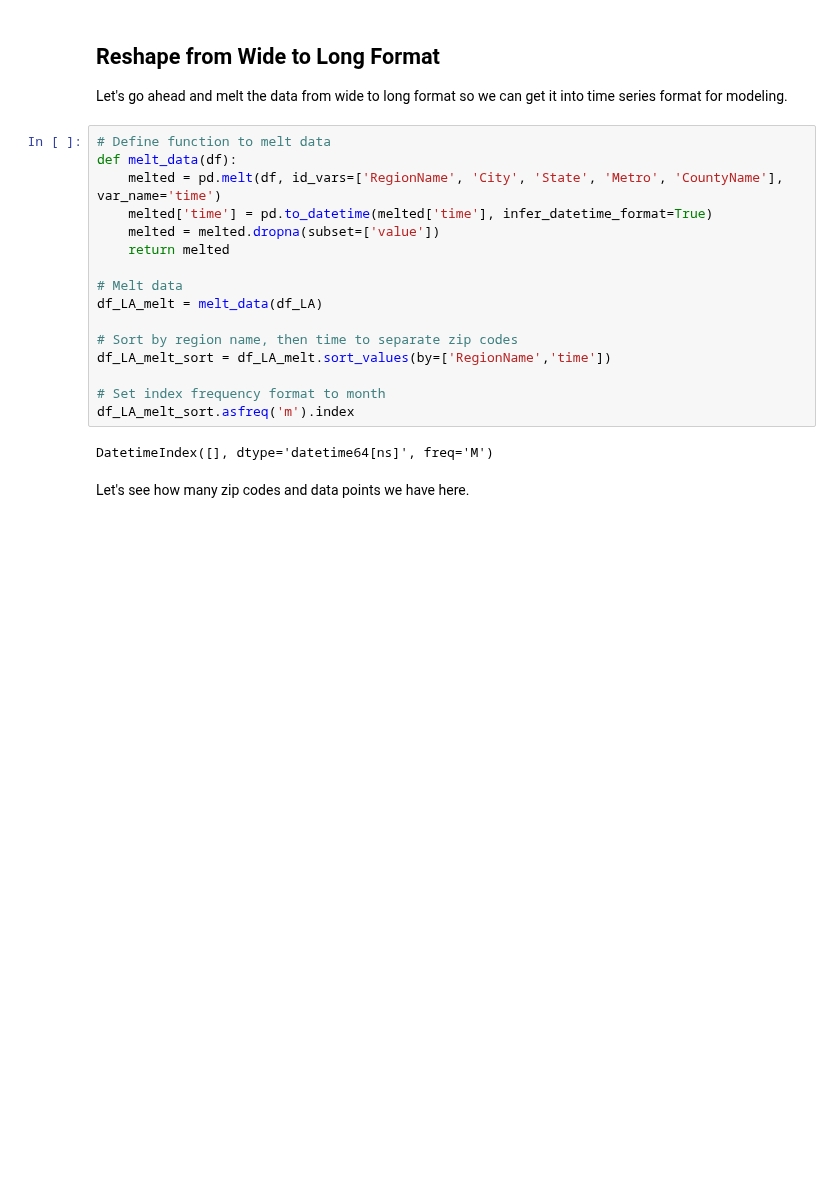
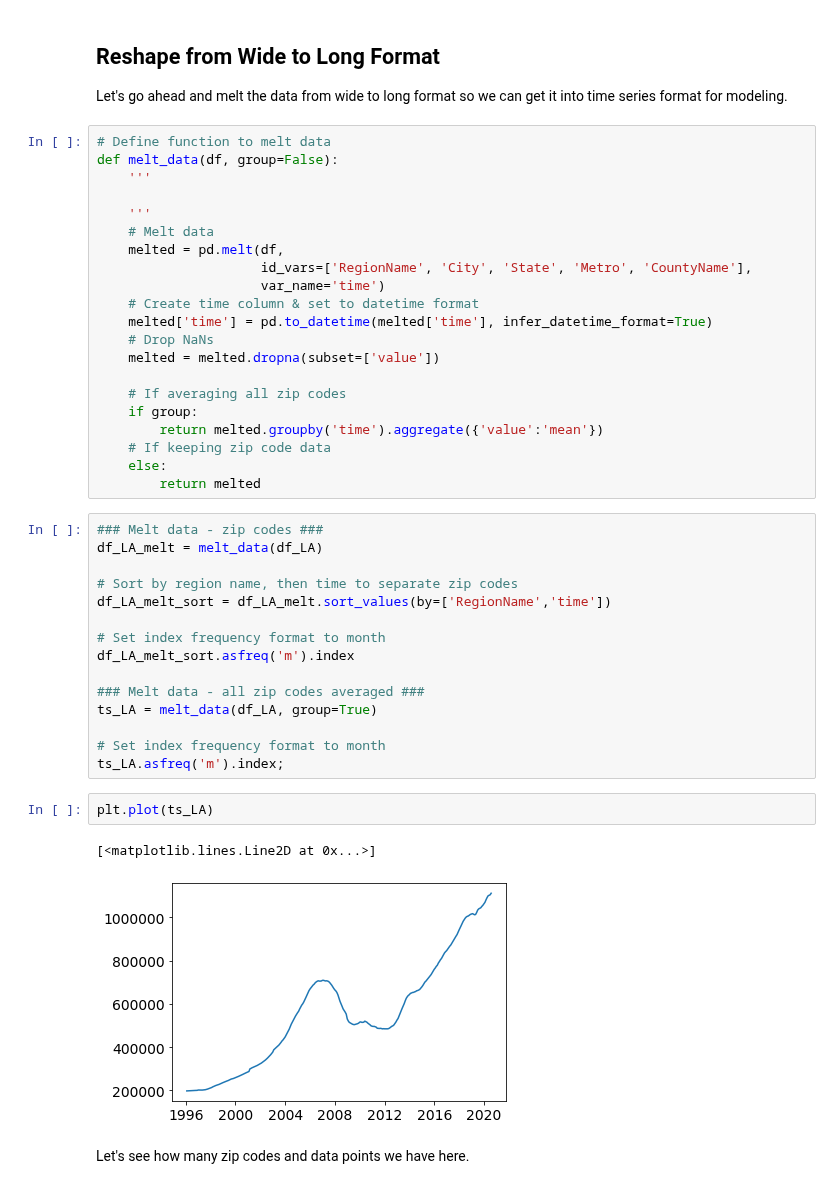
Before and after one commit to JessicaFB/Apple-vs-Android-Twitter-NLP, a Jupyter notebook: los_angeles_real_estate_notebook.ipynb, the cells around one changed output. Saved outputs shown, nothing was run; the diff lists cells and outputs as text; blank space fills up the shorter version.

Commit message:
Updated melt_data function to create avg ts for all of LA.

```diff
--- a/los_angeles_real_estate_notebook.ipynb
+++ b/los_angeles_real_estate_notebook.ipynb
@@ -94,22 +94,45 @@ df_LA.head(1)
 Let's go ahead and melt the data from wide to long format so we can get it into time series format for modeling.
 # %%
 # Define function to melt data
-def melt_data(df):
-    melted = pd.melt(df, id_vars=['RegionName', 'City', 'State', 'Metro', 'CountyName'], var_name='time')
+def melt_data(df, group=False):
+    '''
+
+    '''
+    # Melt data
+    melted = pd.melt(df,
+                     id_vars=['RegionName', 'City', 'State', 'Metro', 'CountyName'],
+                     var_name='time')
+    # Create time column & set to datetime format
     melted['time'] = pd.to_datetime(melted['time'], infer_datetime_format=True)
+    # Drop NaNs
     melted = melted.dropna(subset=['value'])
-    return melted
 
-# Melt data
-df_LA_melt = melt_data(df_LA)
-
-# Sort by region name, then time to separate zip codes
-df_LA_melt_sort = df_LA_melt.sort_values(by=['RegionName','time'])
-
-# Set index frequency format to month
-df_LA_melt_sort.asfreq('m').index
+    # If averaging all zip codes
+    if group:
+        return melted.groupby('time').aggregate({'value':'mean'})
+    # If keeping zip code data
+    else:
+        return melted
-# %% [output]
-DatetimeIndex([], dtype='datetime64[ns]', freq='M')
+# %%
+### Melt data - zip codes ###
+df_LA_melt = melt_data(df_LA)
+
+# Sort by region name, then time to separate zip codes
+df_LA_melt_sort = df_LA_melt.sort_values(by=['RegionName','time'])
+
+# Set index frequency format to month
+df_LA_melt_sort.asfreq('m').index
+
+### Melt data - all zip codes averaged ###
+ts_LA = melt_data(df_LA, group=True)
+
+# Set index frequency format to month
+ts_LA.asfreq('m').index;
+# %%
+plt.plot(ts_LA)
+# %% [output]
+[<matplotlib.lines.Line2D at 0x...>]
+[figure, added]
 # %% [markdown]
 Let's see how many zip codes and data points we have here.
 # %%
```
Also changed, not shown: parts of 2 cells of this notebook.
